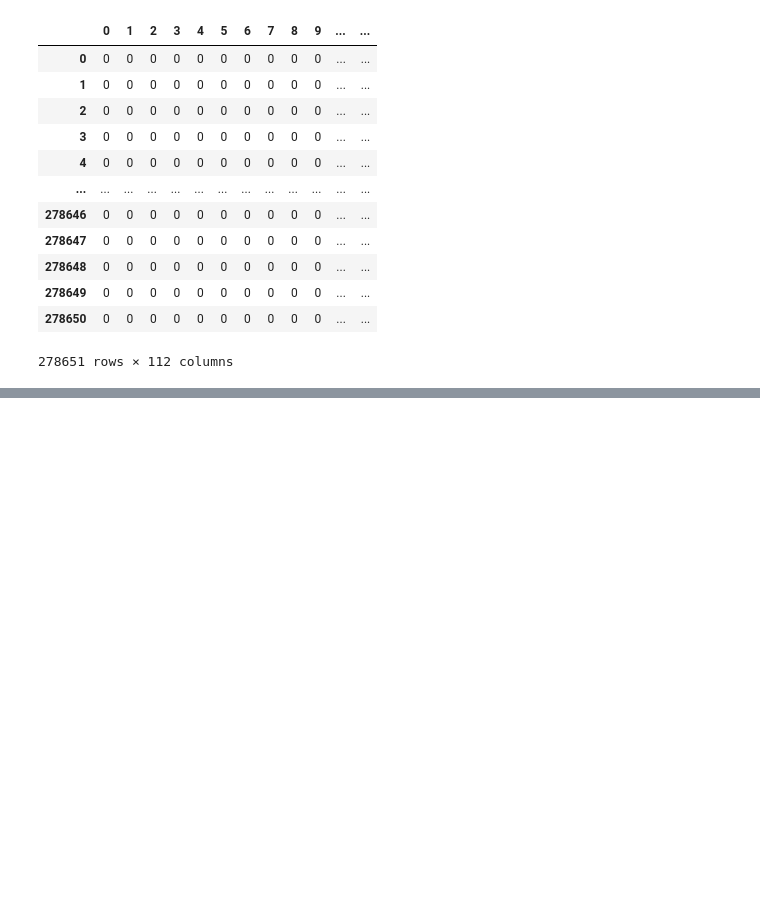
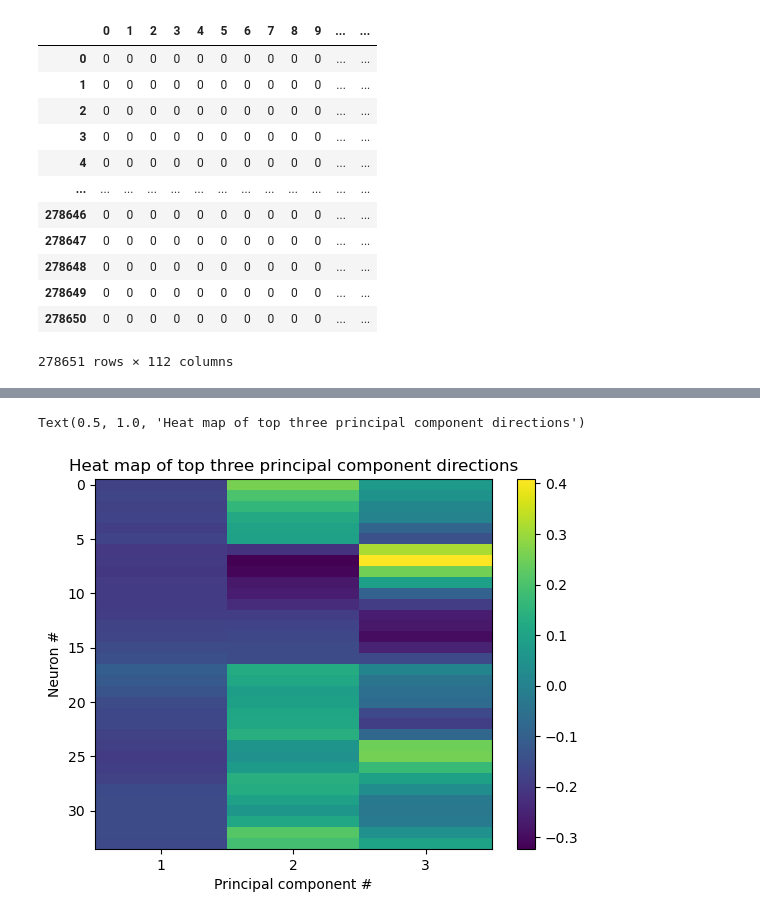
Before and after one commit to asheux/neurofish, a Jupyter notebook: MexicanZebraFish.ipynb, the cells around one changed output, grey strips where cells are left out. Cells and saved outputs as stored; diff of their text form; code cells hidden in the pictures; blank space fills up the shorter version.

```diff
--- a/MexicanZebraFish.ipynb
+++ b/MexicanZebraFish.ipynb
@@ -327,0 +332,13 @@ print(D, T)
+# %%
+#@title Double click to see solution {display-mode: "form" }
+fig = plt.figure()
+U3  = U[:,0:3]
+b   = plt.imshow(U3, aspect='auto')
+fig.colorbar(b)
+plt.xticks([0,1,2],[1,2,3])
+plt.xlabel('Principal component #')
+plt.ylabel('Neuron #')
+plt.title('Heat map of top three principal component directions')
+# %% [output]
+Text(0.5, 1.0, 'Heat map of top three principal component directions')
+[figure, added]
```
Also changed, not shown: parts of 9 cells of this notebook.
